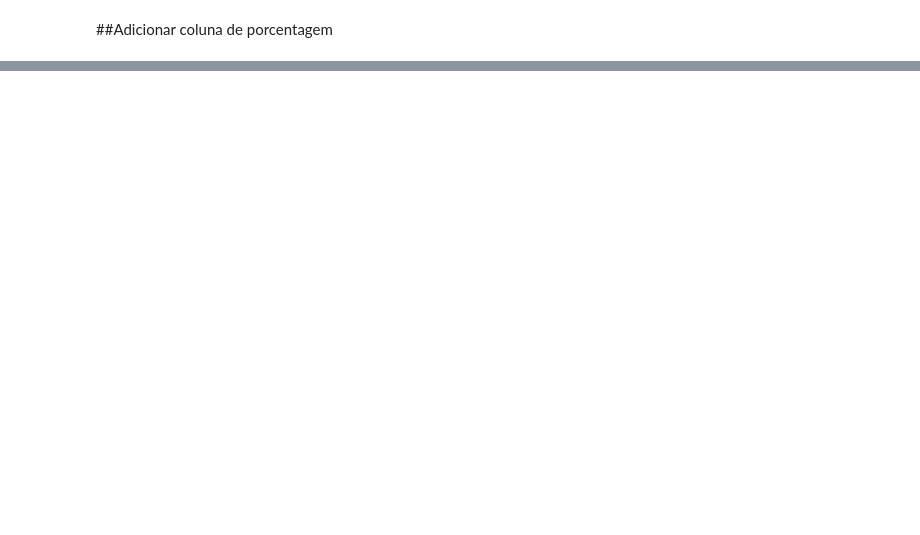
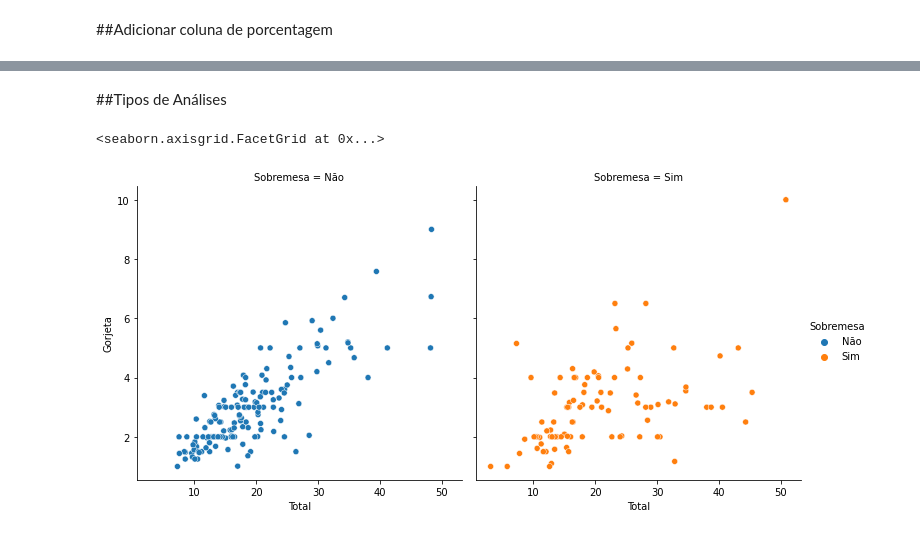
Before and after one commit to EnzoFerreira/DataScience_MiniProjects, a Jupyter notebook: Tips.ipynb, the cells around one changed output, grey strips where cells are left out. Drawn from its saved outputs; the diff is of its cells as text; code cells hidden in the pictures; blank space fills up the shorter version.

```diff
--- a/Tips.ipynb
+++ b/Tips.ipynb
@@ -102,0 +88,2 @@ gorjetas.head(10)
+# %% [markdown]
+##Tipos de Análises
@@ -102,0 +101,7 @@ gorjetas.head(10)
+# %%
+#Jogando as relaçoes em um gráfico relacional
+sns.relplot(x='Total', y='Gorjeta', hue='Sobremesa', col='Sobremesa', data=gorjetas)#hue é 'subtitulo' é muda cor do do outro dado analisado
+                                                                                    #col divide em 2 gráficos com os parametros passados
+# %% [output]
+<seaborn.axisgrid.FacetGrid at 0x...>
+[figure, added]
```
Also changed, not shown: parts of 12 cells of this notebook.
